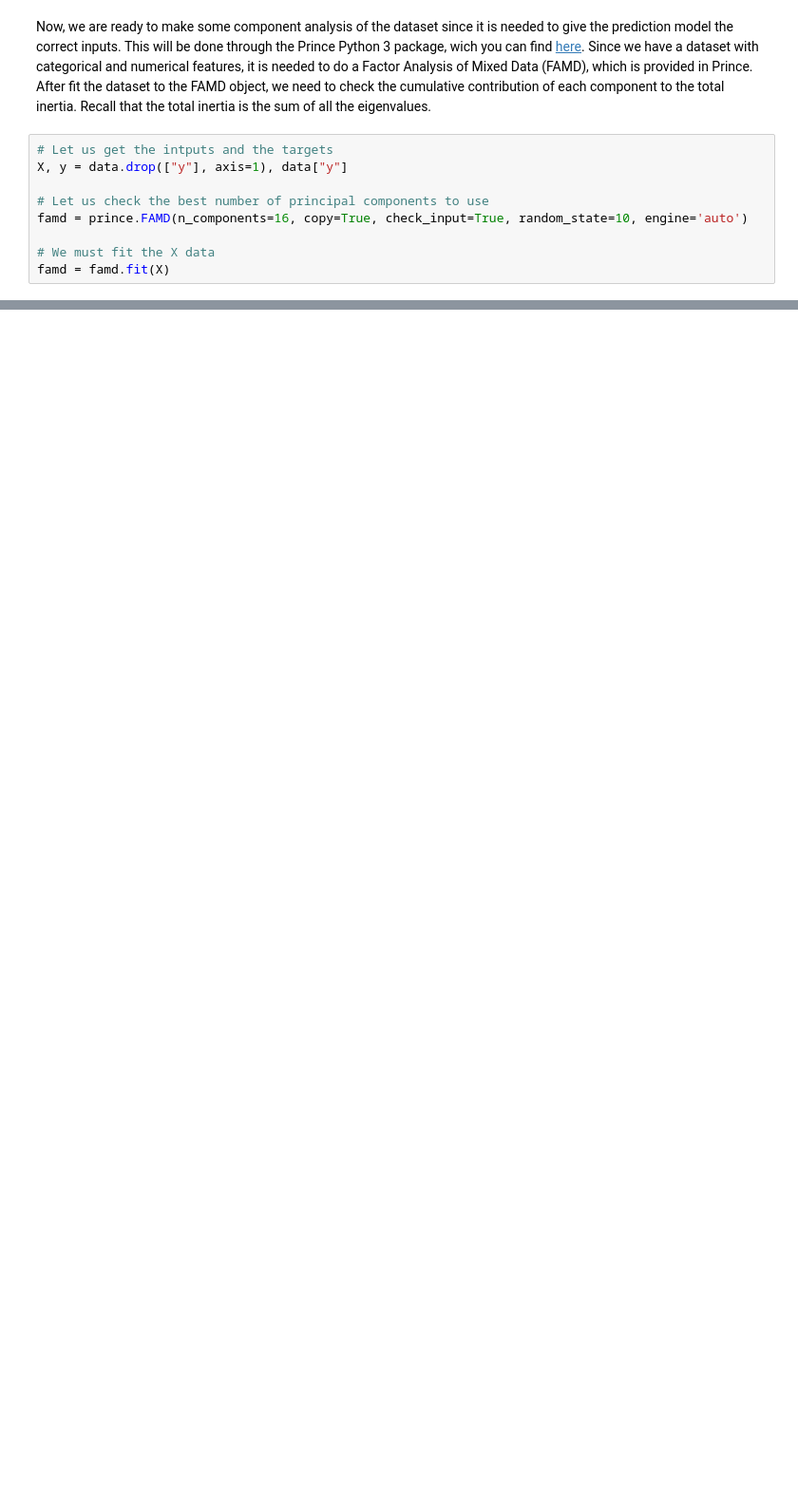
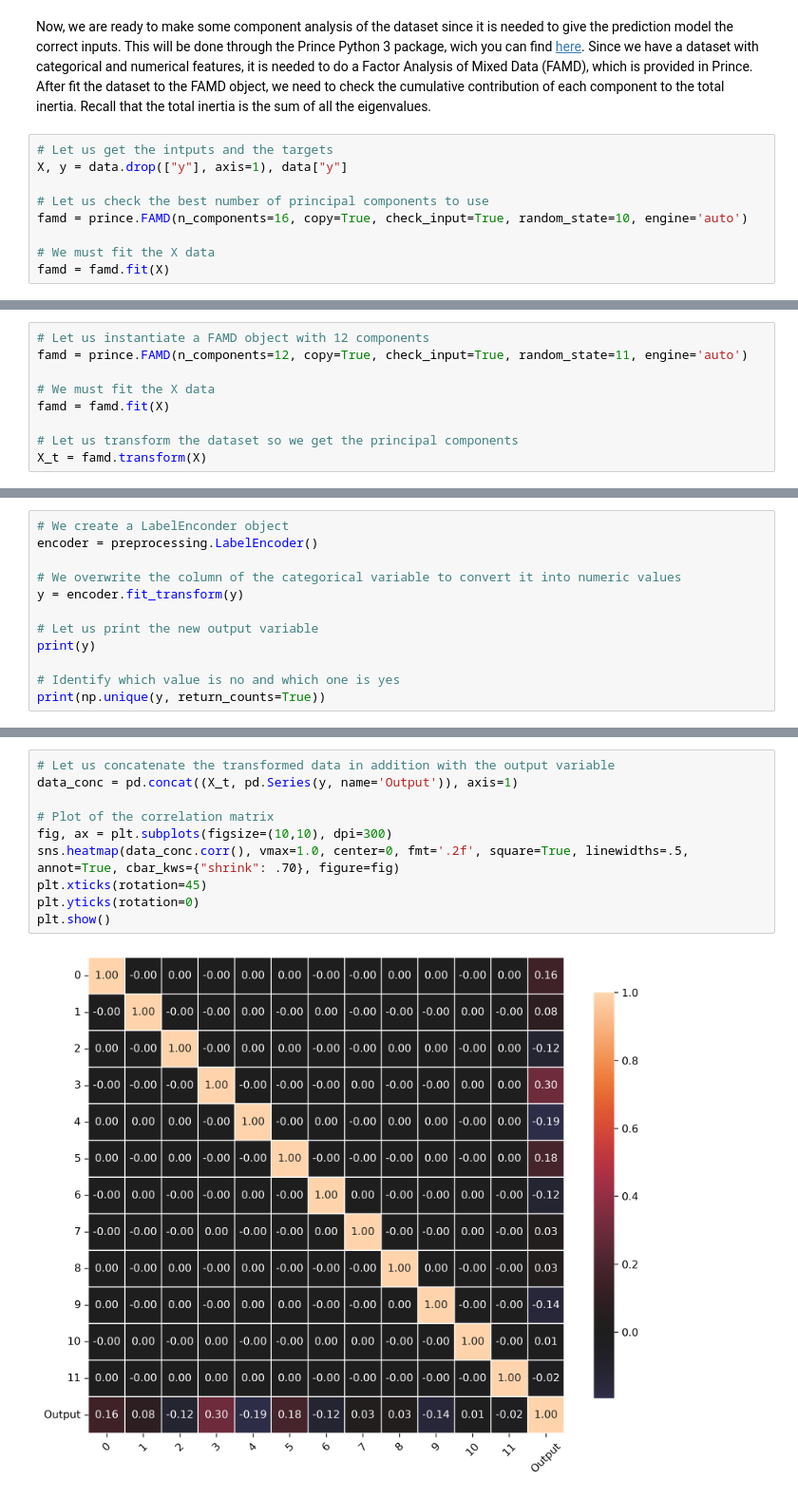
Before and after one commit to Santiq22/data_science_projects, a Jupyter notebook: Bank Suscription/bank_suscription_predictor.ipynb, the cells around one changed output, grey strips where cells are left out. Shown at 95% size. Saved outputs shown, nothing was run; the diff lists cells and outputs as text; blank space fills up the shorter version.

```diff
--- a/Bank Suscription/bank_suscription_predictor.ipynb
+++ b/Bank Suscription/bank_suscription_predictor.ipynb
@@ -338,0 +324,9 @@ plt.show()"""
+# %%
+# Let us instantiate a FAMD object with 12 components
+famd = prince.FAMD(n_components=12, copy=True, check_input=True, random_state=11, engine='auto')
+
+# We must fit the X data
+famd = famd.fit(X)
+
+# Let us transform the dataset so we get the principal components
+X_t = famd.transform(X)
@@ -338,0 +349,12 @@ plt.show()"""
+# %%
+# We create a LabelEnconder object
+encoder = preprocessing.LabelEncoder()
+
+# We overwrite the column of the categorical variable to convert it into numeric values
+y = encoder.fit_transform(y)
+
+# Let us print the new output variable
+print(y)
+
+# Identify which value is no and which one is yes
+print(np.unique(y, return_counts=True))
@@ -338,0 +366,12 @@ plt.show()"""
+# %%
+# Let us concatenate the transformed data in addition with the output variable
+data_conc = pd.concat((X_t, pd.Series(y, name='Output')), axis=1)
+
+# Plot of the correlation matrix
+fig, ax = plt.subplots(figsize=(10,10), dpi=300)
+sns.heatmap(data_conc.corr(), vmax=1.0, center=0, fmt='.2f', square=True, linewidths=.5, annot=True, cbar_kws={"shrink": .70}, figure=fig)
+plt.xticks(rotation=45)
+plt.yticks(rotation=0)
+plt.show()
+# %% [output]
+[figure, added]
```
Also changed, not shown: parts of 56 cells of this notebook, 1 other file.
